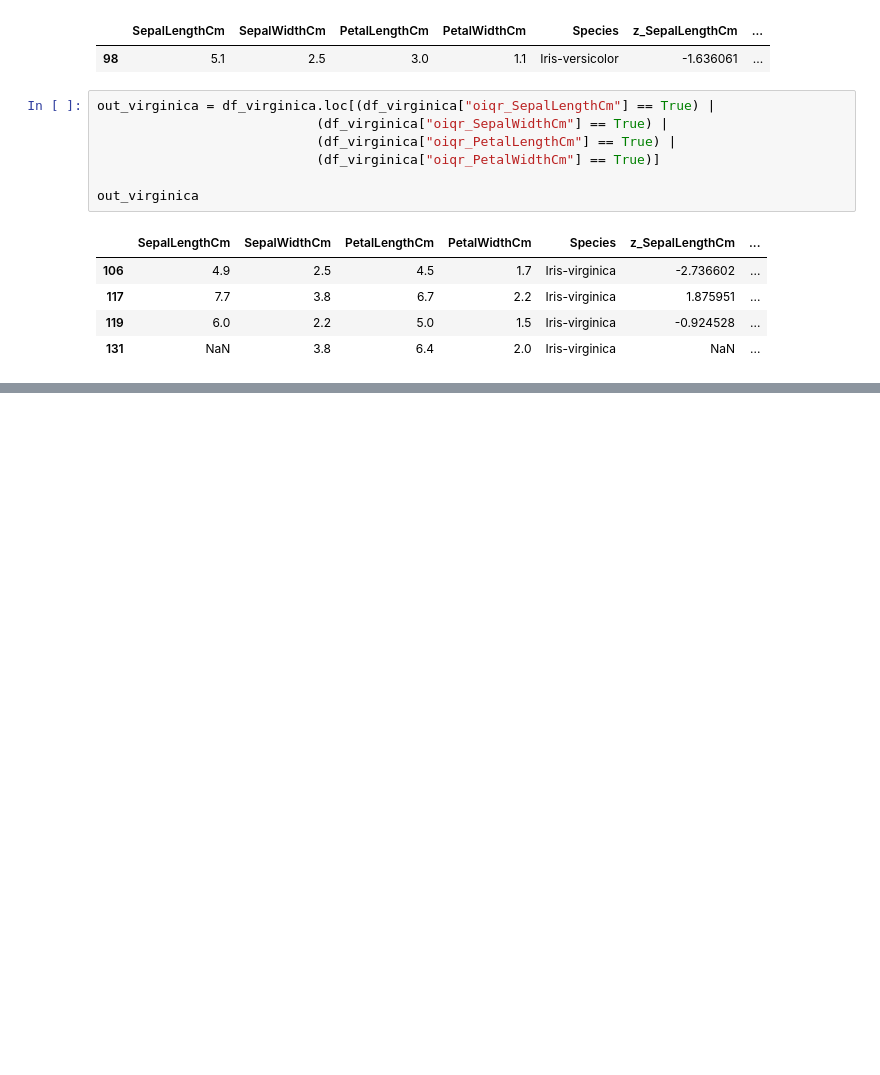
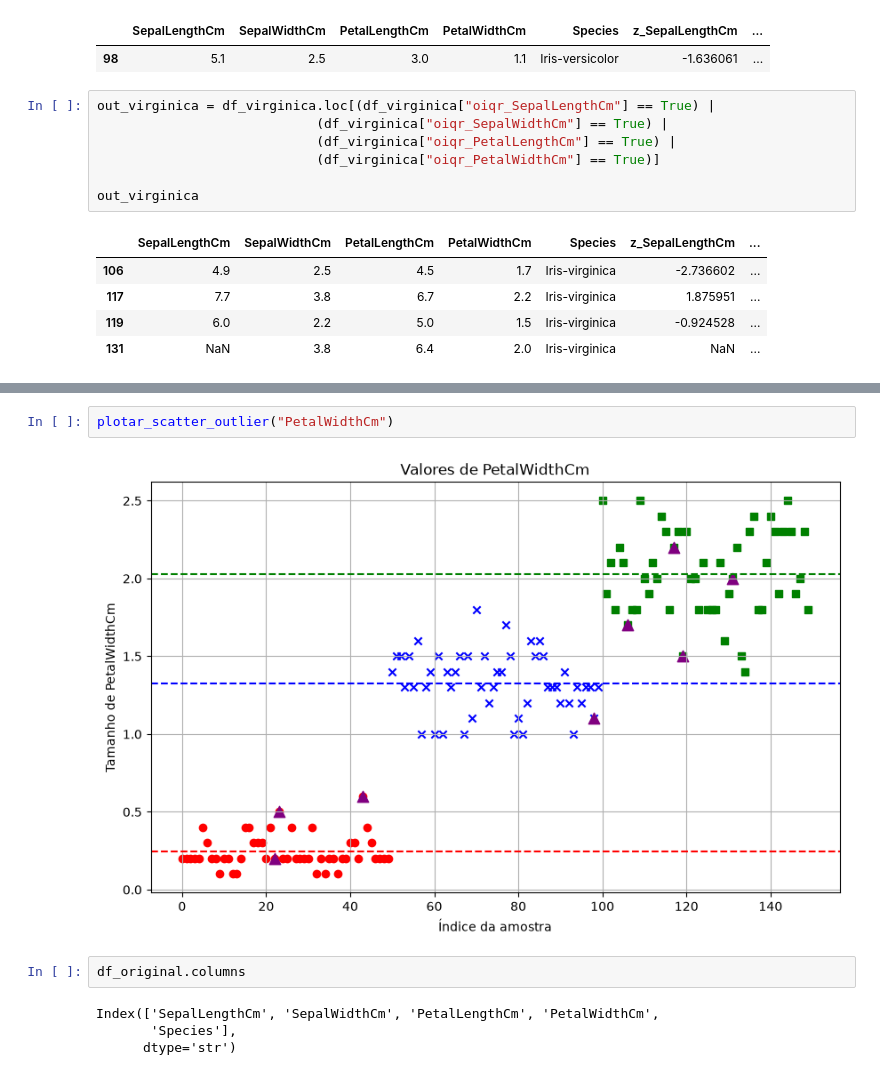
Before and after one commit to Niscoder/CursoIA, a Jupyter notebook: ex_iris/solucao.ipynb, the cells around one changed output, grey strips where cells are left out. Drawn from its saved outputs; the diff is of its cells as text; blank space fills up the shorter version.

```diff
--- a/ex_iris/solucao.ipynb
+++ b/ex_iris/solucao.ipynb
@@ -260,0 +332,10 @@ out_virginica
+# %%
+plotar_scatter_outlier("PetalWidthCm")
+# %% [output]
+[figure, added]
+# %%
+df_original.columns
+# %% [output]
+Index(['SepalLengthCm', 'SepalWidthCm', 'PetalLengthCm', 'PetalWidthCm',
+       'Species'],
+      dtype='str')
```
Also changed, not shown: parts of 10 cells of this notebook.
